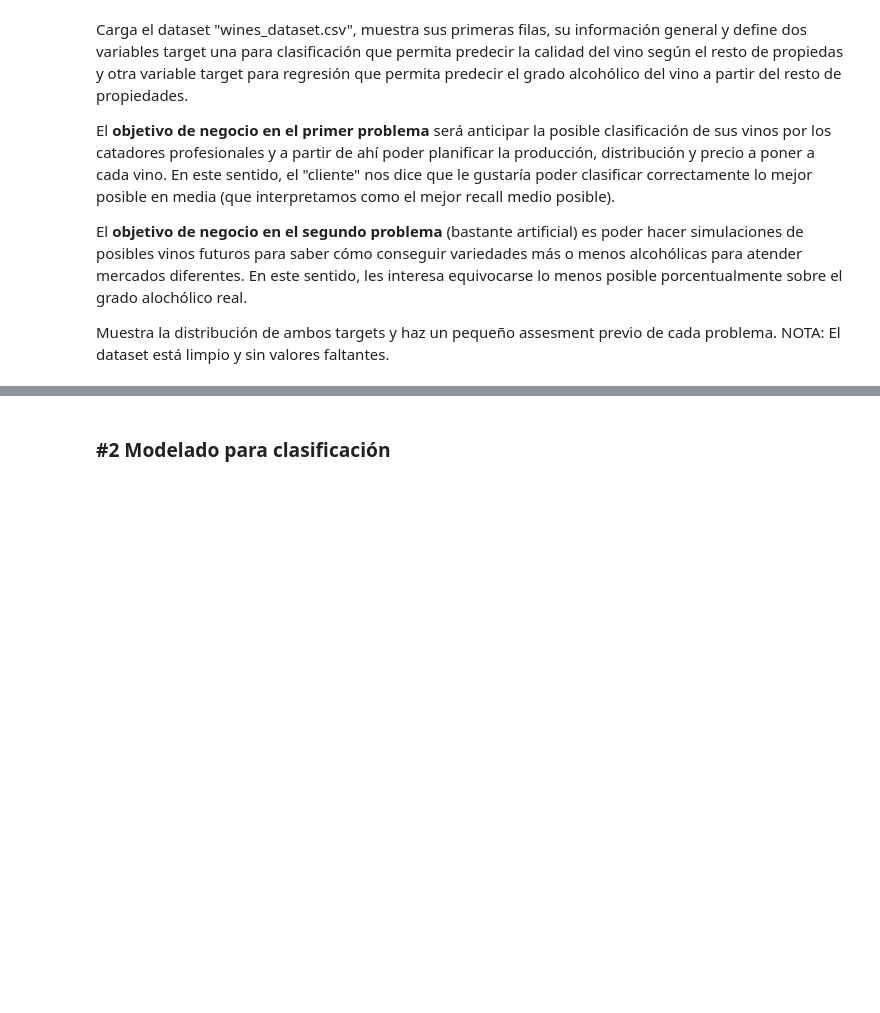
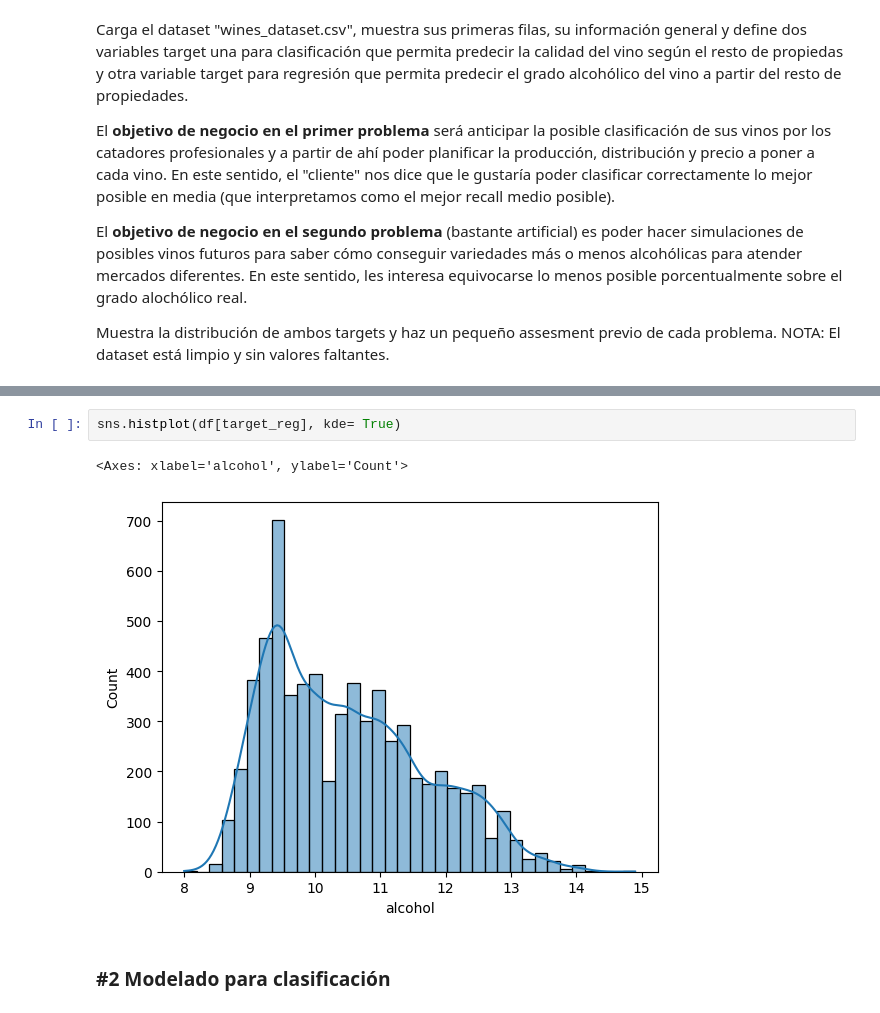
Before and after one commit to Fredmulato93/ONLINE_DS_THEBRIDGE_FRED_MULATO_93, a Jupyter notebook: 04_Machine_Learning/Sprint_12/Unidad_02/Practica_Obligatoria/18_Practica_Obligatoria_Repaso_Aprendizaje_Supervisado.ipynb, the cells around one changed output, grey strips where cells are left out. Cells and saved outputs as stored; diff of their text form; blank space fills up the shorter version.

```diff
--- a/04_Machine_Learning/Sprint_12/Unidad_02/Practica_Obligatoria/18_Practica_Obligatoria_Repaso_Aprendizaje_Supervisado.ipynb
+++ b/04_Machine_Learning/Sprint_12/Unidad_02/Practica_Obligatoria/18_Practica_Obligatoria_Repaso_Aprendizaje_Supervisado.ipynb
@@ -76,3 +124,8 @@ df.head()
+# %%
+sns.histplot(df[target_reg], kde= True)
+# %% [output]
+<Axes: xlabel='alcohol', ylabel='Count'>
+[figure, added]
 # %% [markdown]
 ### #2 Modelado para clasificación
 # %% [markdown]
```
Also changed, not shown: parts of 10 cells of this notebook, 4 other files.
